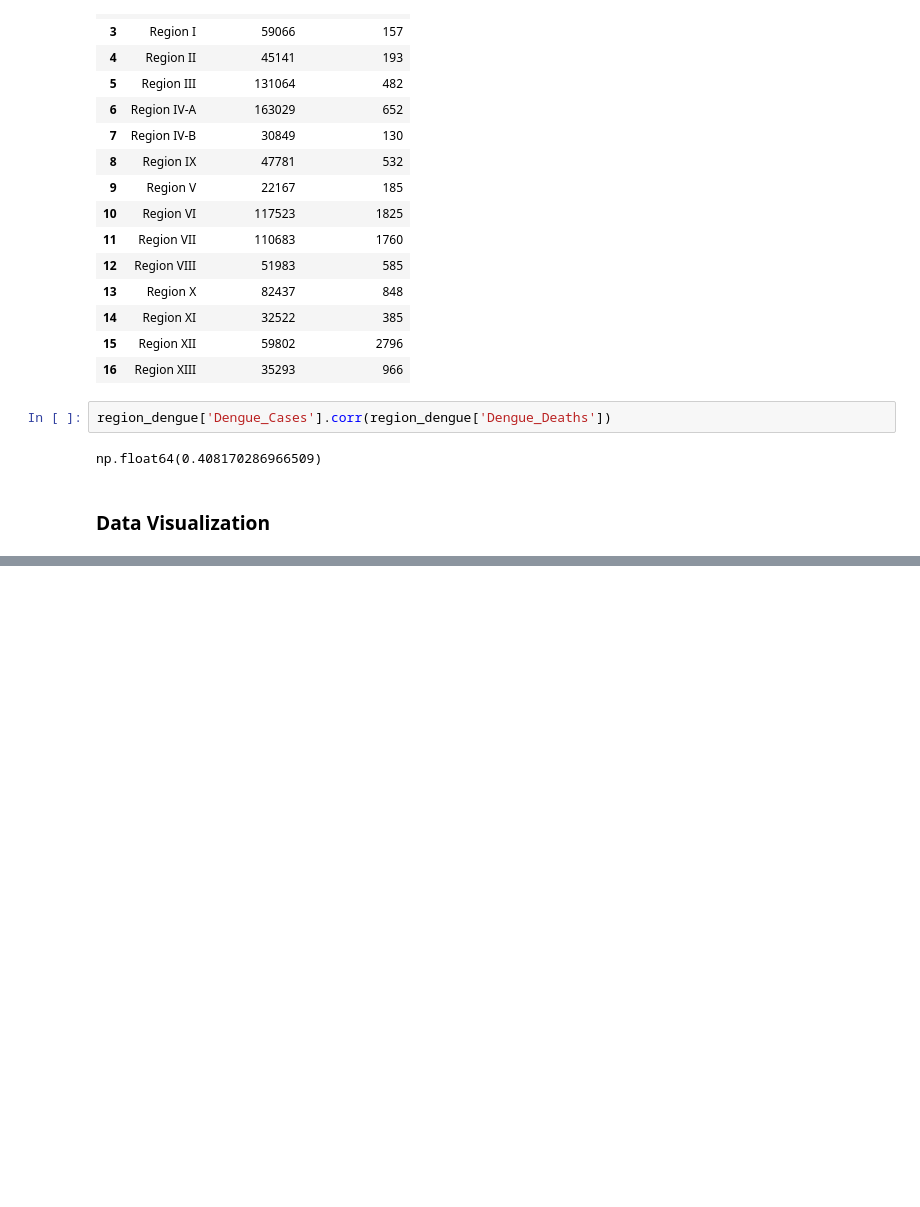
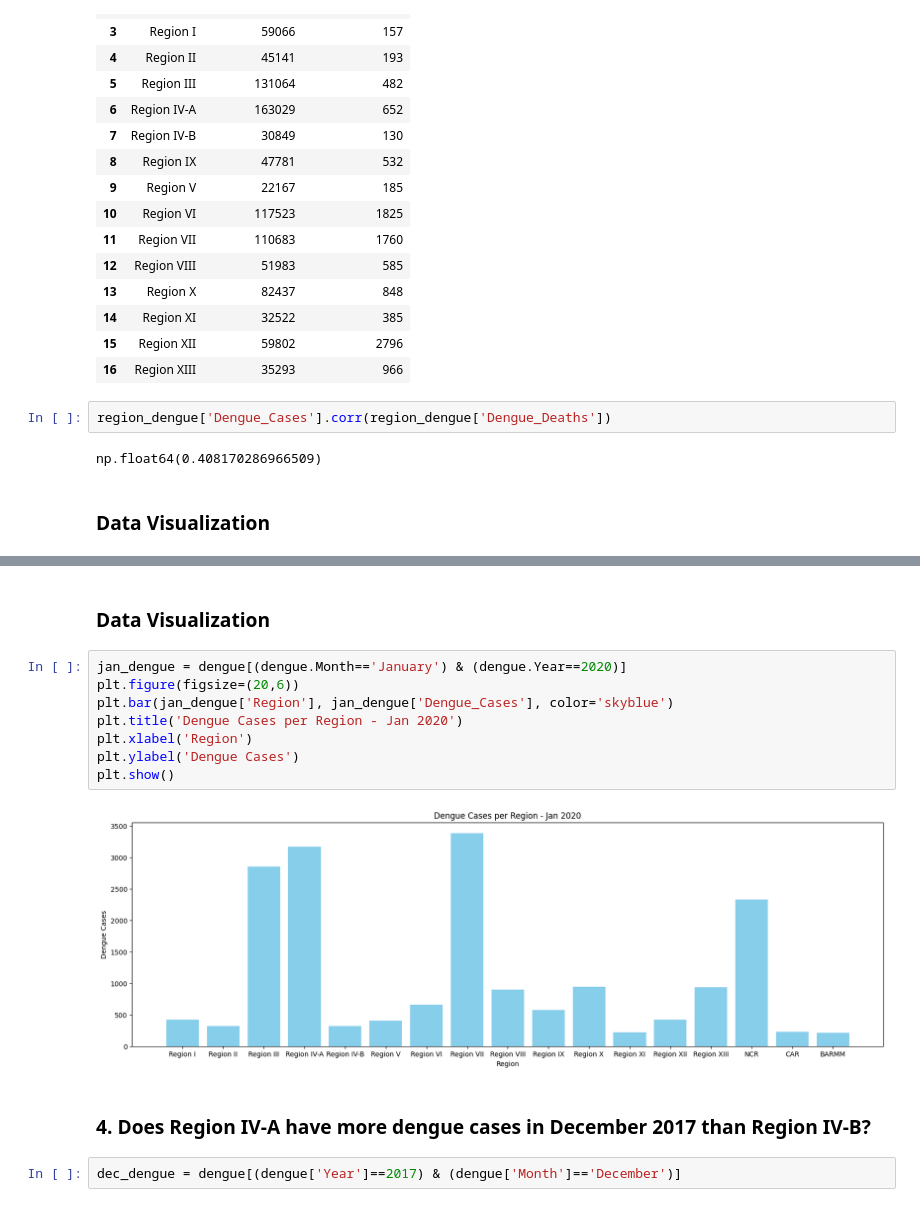
Before and after one commit to alleysOonie/ELEC303-DATA-ANALYTICS-CALDERON, a Jupyter notebook: Project3_PH_Data_Analysis.ipynb, the cells around one changed output, grey strips where cells are left out. Drawn from its saved outputs; the diff is of its cells as text; blank space fills up the shorter version.

```diff
--- a/Project3_PH_Data_Analysis.ipynb
+++ b/Project3_PH_Data_Analysis.ipynb
@@ -78,0 +157,16 @@ np.float64(0.408170286966509)
+# %% [markdown]
+<h3> Data Visualization </h3>
+# %%
+jan_dengue = dengue[(dengue.Month=='January') & (dengue.Year==2020)]
+plt.figure(figsize=(20,6))
+plt.bar(jan_dengue['Region'], jan_dengue['Dengue_Cases'], color='skyblue')
+plt.title('Dengue Cases per Region - Jan 2020')
+plt.xlabel('Region')
+plt.ylabel('Dengue Cases')
+plt.show()
+# %% [output]
+[figure, added]
+# %% [markdown]
+<H3> 4. Does Region IV-A have more dengue cases in December 2017 than Region IV-B? </H3>
+# %%
+dec_dengue = dengue[(dengue['Year']==2017) & (dengue['Month']=='December')]
```
Also changed, not shown: parts of 23 cells of this notebook.
